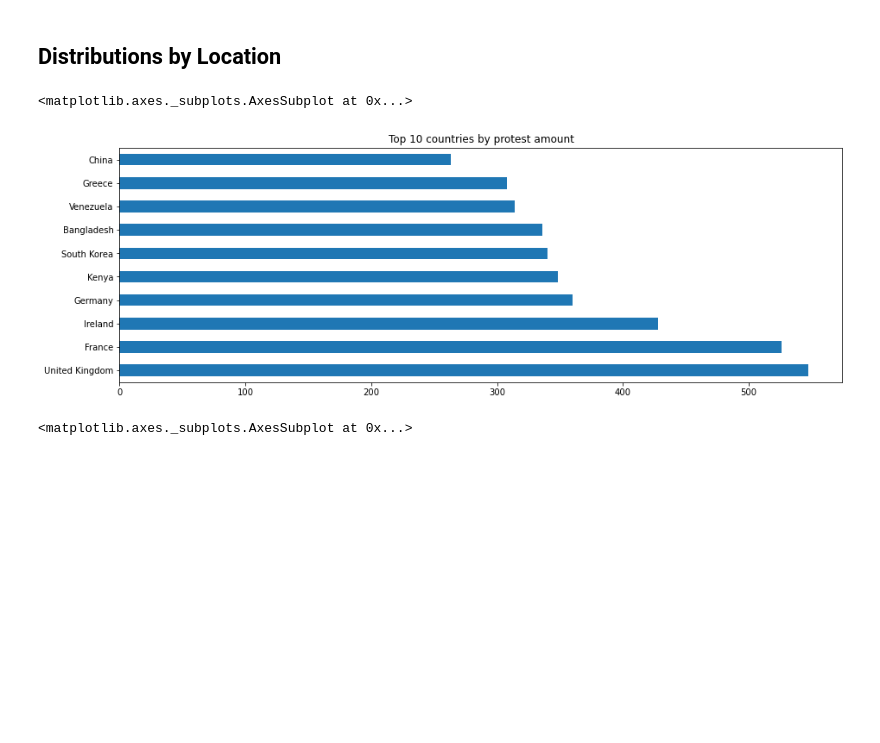
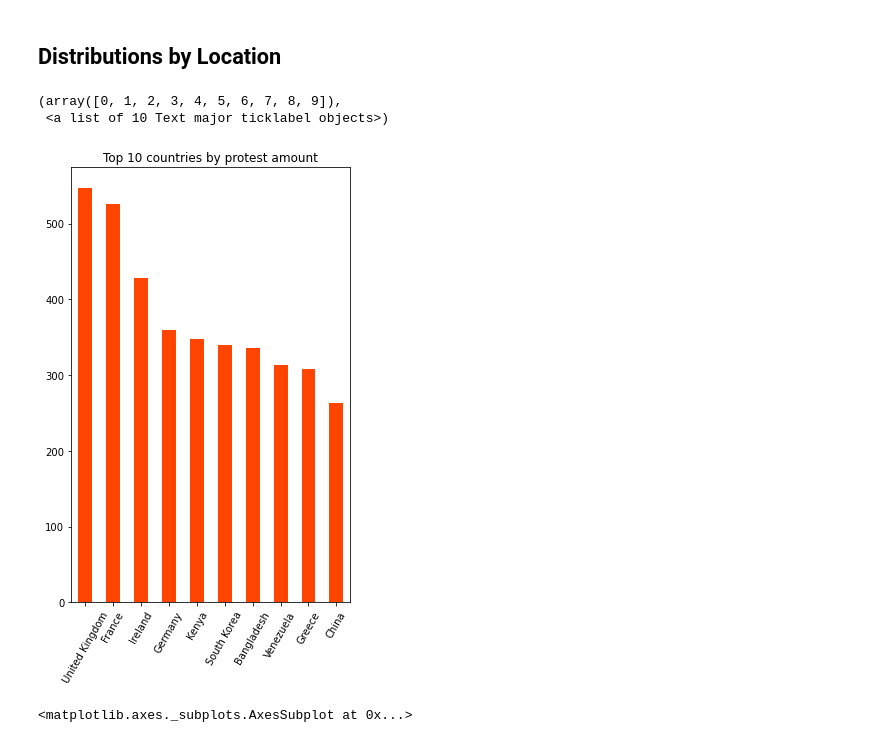
Before and after one commit to SonaliBhatia/Protester_Violence_Prediction, a Jupyter notebook: code/JH_02_EDA.ipynb, the cells around one changed output. Cells and saved outputs as stored; diff of their text form; code cells hidden in the pictures; blank space fills up the shorter version.

```diff
--- a/code/JH_02_EDA.ipynb
+++ b/code/JH_02_EDA.ipynb
@@ -73,11 +77,15 @@ df['startday'].sort_values().value_counts().plot(kind = 'bar')
 # %% [markdown]
 ## Distributions by Location
 # %%
-df['country'].value_counts().head(10).plot(kind='barh',figsize=(15 , 5),
-                                           title='Top 10 countries by protest amount')
+df['country'].value_counts().head(10).plot(kind='bar',figsize=(5 , 8),
+                                           title='Top 10 countries by protest amount',
+                                          color='orangered', );
+
+plt.xticks(rotation=60)
 # %% [output]
-<matplotlib.axes._subplots.AxesSubplot at 0x...>
+(array([0, 1, 2, 3, 4, 5, 6, 7, 8, 9]),
+ <a list of 10 Text major ticklabel objects>)
-[figure, old version]
+[figure, new version]
 # %%
 df['region'].value_counts().head(10).plot(kind='barh',figsize=(15 , 5),
                                            title='Protest amount by region')
```
Also changed, not shown: parts of 10 cells of this notebook, 1 other file.
